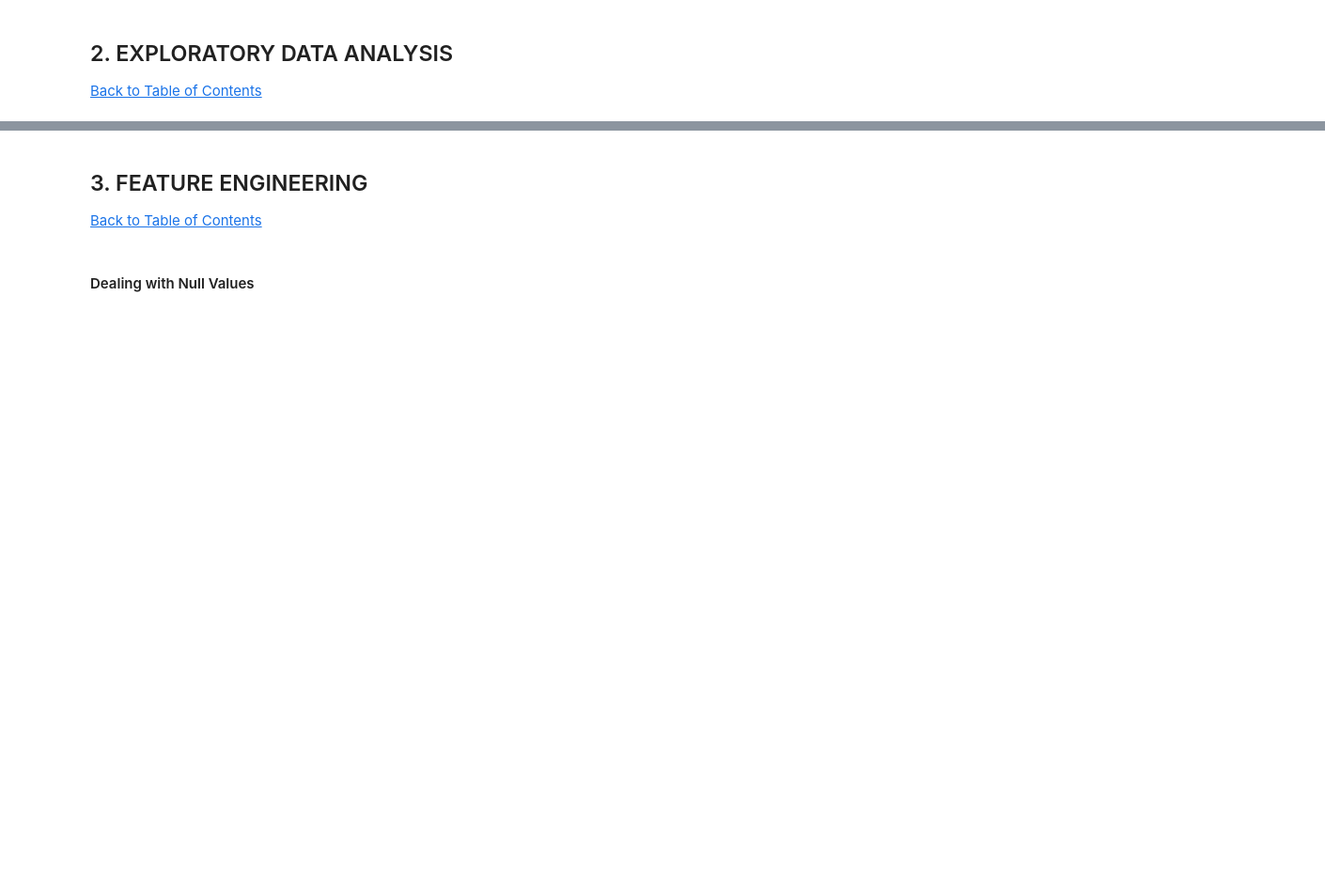
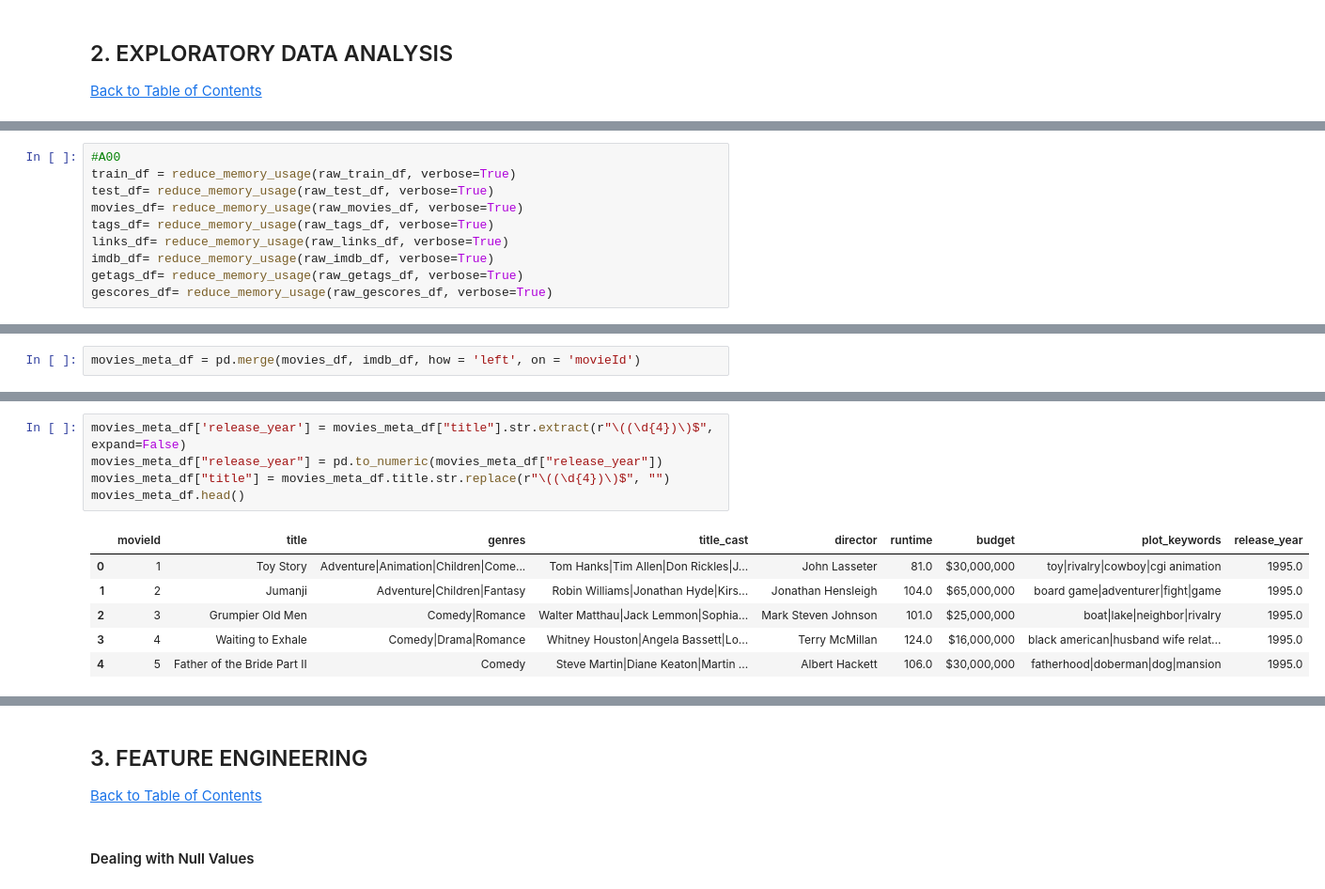
Before and after one commit to Keltings/Movie-Recommender-Engine, a Jupyter notebook: 2110ACDS-T1.ipynb, the cells around one changed output, grey strips where cells are left out. Shown at 94% size. Saved outputs shown, nothing was run; the diff lists cells and outputs as text; blank space fills up the shorter version.

```diff
--- a/2110ACDS-T1.ipynb
+++ b/2110ACDS-T1.ipynb
@@ -158,0 +230,10 @@ raw_gescores_df = pd.read_csv('resources/data/genome_scores.csv')
+# %%
+#A00
+train_df = reduce_memory_usage(raw_train_df, verbose=True)
+test_df= reduce_memory_usage(raw_test_df, verbose=True)
+movies_df= reduce_memory_usage(raw_movies_df, verbose=True)
+tags_df= reduce_memory_usage(raw_tags_df, verbose=True)
+links_df= reduce_memory_usage(raw_links_df, verbose=True)
+imdb_df= reduce_memory_usage(raw_imdb_df, verbose=True)
+getags_df= reduce_memory_usage(raw_getags_df, verbose=True)
+gescores_df= reduce_memory_usage(raw_gescores_df, verbose=True)
@@ -158,0 +643,2 @@ raw_gescores_df = pd.read_csv('resources/data/genome_scores.csv')
+# %%
+movies_meta_df = pd.merge(movies_df, imdb_df, how = 'left', on = 'movieId')
@@ -158,0 +654,12 @@ raw_gescores_df = pd.read_csv('resources/data/genome_scores.csv')
+# %%
+movies_meta_df['release_year'] = movies_meta_df["title"].str.extract(r"\((\d{4})\)$", expand=False)
+movies_meta_df["release_year"] = pd.to_numeric(movies_meta_df["release_year"])
+movies_meta_df["title"] = movies_meta_df.title.str.replace(r"\((\d{4})\)$", "")
+movies_meta_df.head()
+# %% [output]
+|  | movieId | title | genres | title_cast | director | runtime | budget | plot_keywords | release_year |
+| 0 | 1 | Toy Story | Adventure|Animation|Children|Come... | Tom Hanks|Tim Allen|Don Rickles|J... | John Lasseter | 81.0 | $30,000,000 | toy|rivalry|cowboy|cgi animation | 1995.0 |
+| 1 | 2 | Jumanji | Adventure|Children|Fantasy | Robin Williams|Jonathan Hyde|Kirs... | Jonathan Hensleigh | 104.0 | $65,000,000 | board game|adventurer|fight|game | 1995.0 |
+| 2 | 3 | Grumpier Old Men | Comedy|Romance | Walter Matthau|Jack Lemmon|Sophia... | Mark Steven Johnson | 101.0 | $25,000,000 | boat|lake|neighbor|rivalry | 1995.0 |
+| 3 | 4 | Waiting to Exhale | Comedy|Drama|Romance | Whitney Houston|Angela Bassett|Lo... | Terry McMillan | 124.0 | $16,000,000 | black american|husband wife relat... | 1995.0 |
+| 4 | 5 | Father of the Bride Part II | Comedy | Steve Martin|Diane Keaton|Martin ... | Albert Hackett | 106.0 | $30,000,000 | fatherhood|doberman|dog|mansion | 1995.0 |
```
Also changed, not shown: parts of 77 cells of this notebook.
